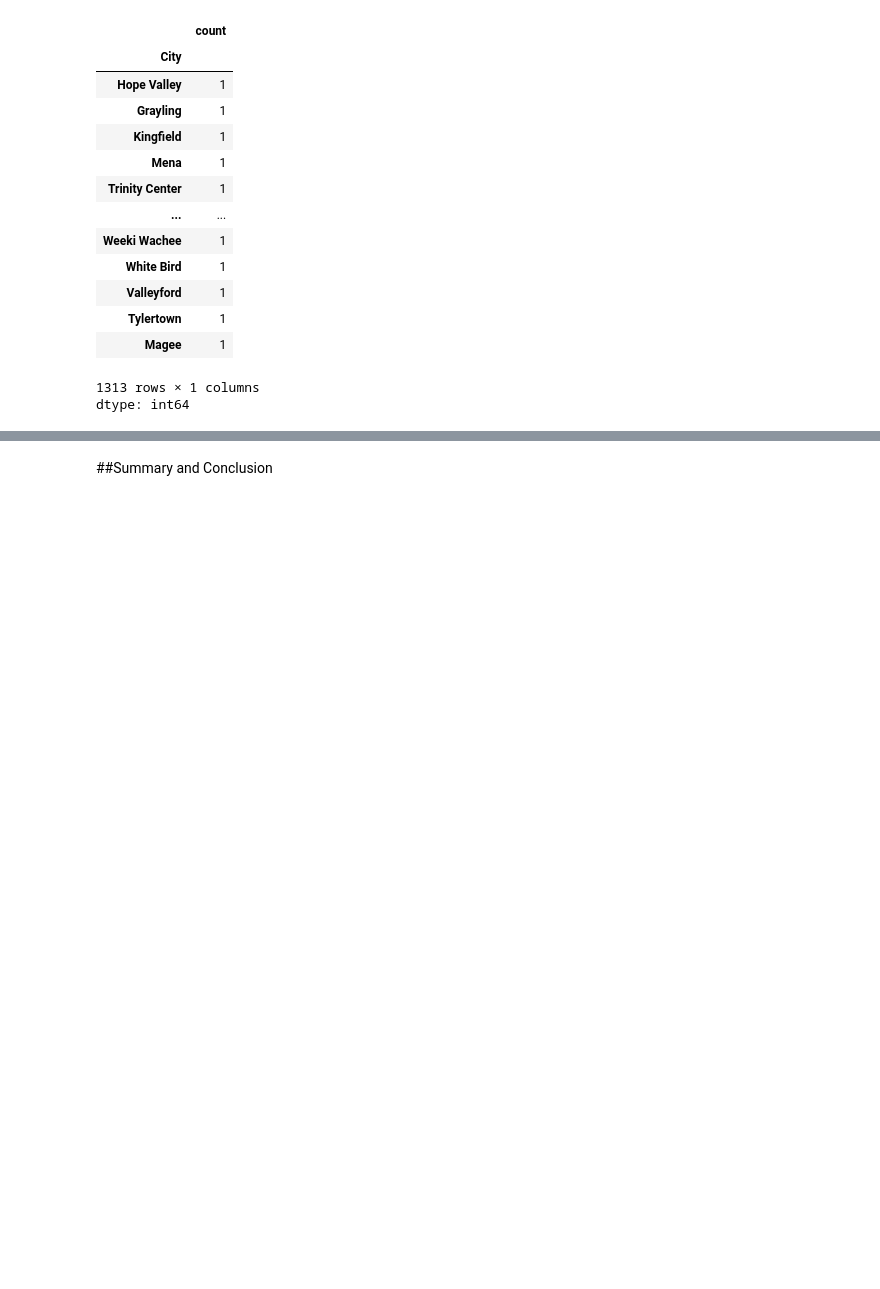
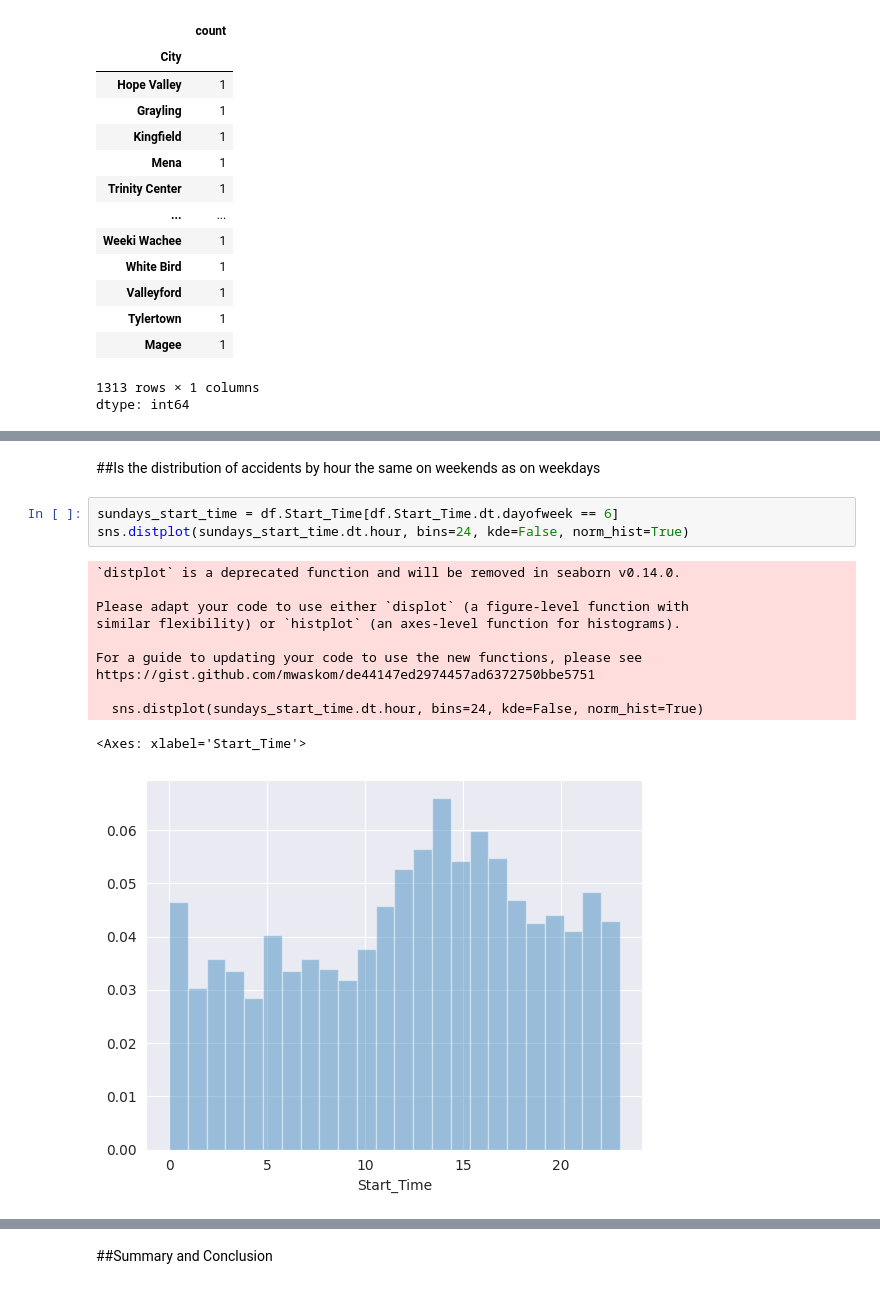
Before and after one commit to MuntasirAraf14/EDA_-Exploratory-Data-Analysis-, a Jupyter notebook: EDA_project(1).ipynb, the cells around one changed output, grey strips where cells are left out. Cells and saved outputs as stored; diff of their text form; blank space fills up the shorter version.

```diff
--- a/EDA_project(1).ipynb
+++ b/EDA_project(1).ipynb
@@ -265,0 +306,17 @@ dtype: int64
+# %% [markdown]
+##Is the distribution of accidents by hour the same on weekends as on weekdays
+# %%
+sundays_start_time = df.Start_Time[df.Start_Time.dt.dayofweek == 6]
+sns.distplot(sundays_start_time.dt.hour, bins=24, kde=False, norm_hist=True)
+# %% [output]
+`distplot` is a deprecated function and will be removed in seaborn v0.14.0.
+
+Please adapt your code to use either `displot` (a figure-level function with
+similar flexibility) or `histplot` (an axes-level function for histograms).
+
+For a guide to updating your code to use the new functions, please see
+https://gist.github.com/mwaskom/de44147ed2974457ad6372750bbe5751
+
+  sns.distplot(sundays_start_time.dt.hour, bins=24, kde=False, norm_hist=True)
+<Axes: xlabel='Start_Time'>
+[figure, added]
```
Also changed, not shown: parts of 11 cells of this notebook.
